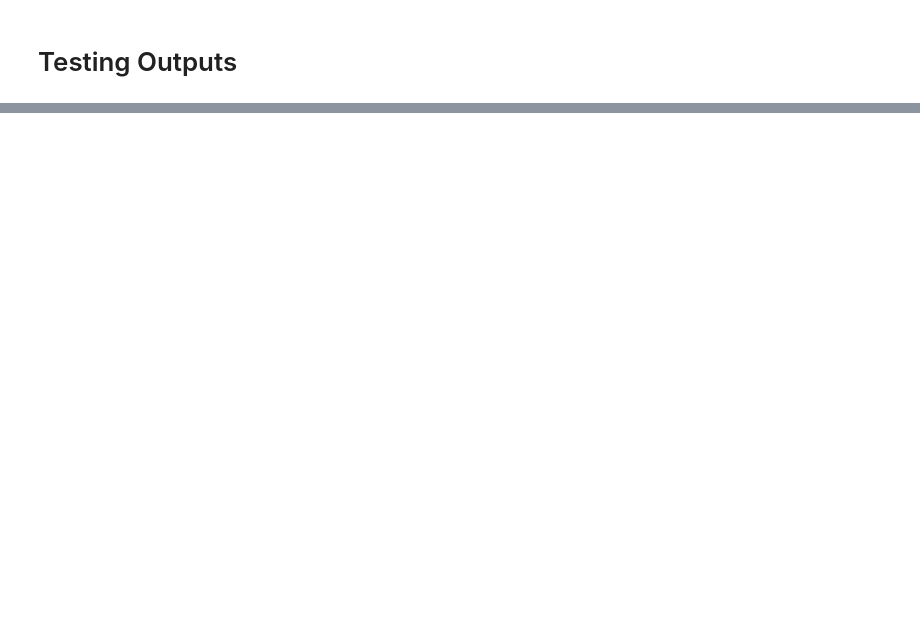
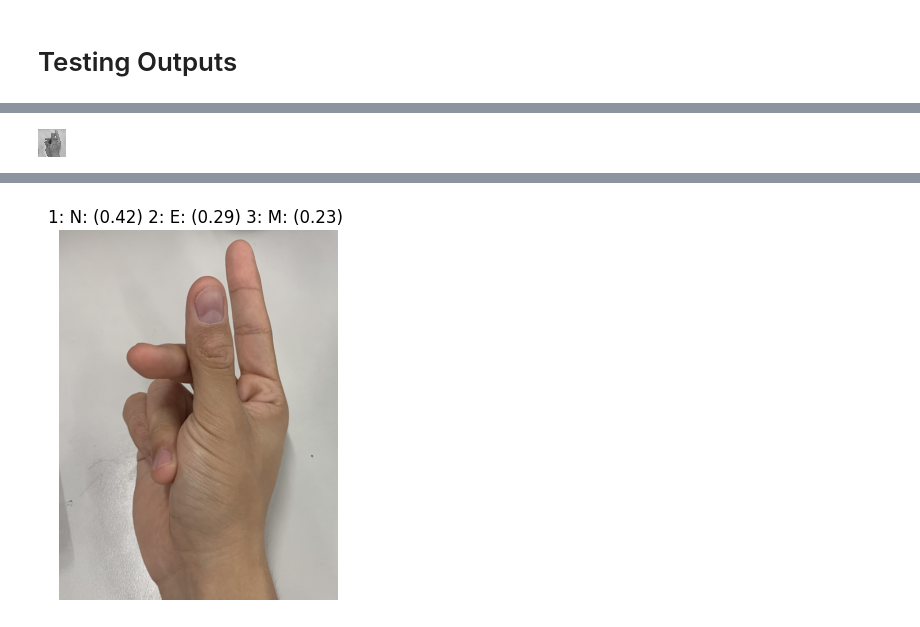
Before and after one commit to joestrada1022/ASL_CNN_Model, a Jupyter notebook: ASL_Model.ipynb, the cells around one changed output, grey strips where cells are left out. Drawn from its saved outputs; the diff is of its cells as text; code cells hidden in the pictures; blank space fills up the shorter version.

```diff
--- a/ASL_Model.ipynb
+++ b/ASL_Model.ipynb
@@ -394,0 +406,4 @@ def get_prediction(image_path: str, Model, num_pred: int = 3):
+# %%
+get_prediction('joshK.jpg', model)
+# %% [output]
+[figure, added]
@@ -395,3 +411,4 @@ def get_prediction(image_path: str, Model, num_pred: int = 3):
+[figure, added]
 # %%
 get_prediction('joshM.jpg', model)
 # %% [output]
```
Also changed, not shown: parts of 17 cells of this notebook.
